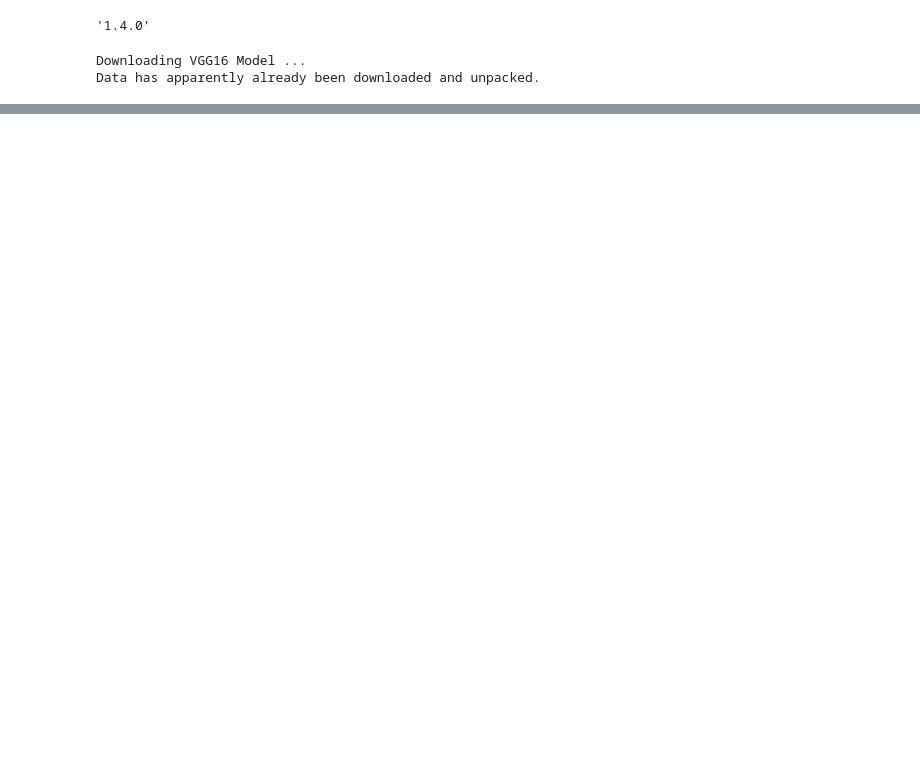
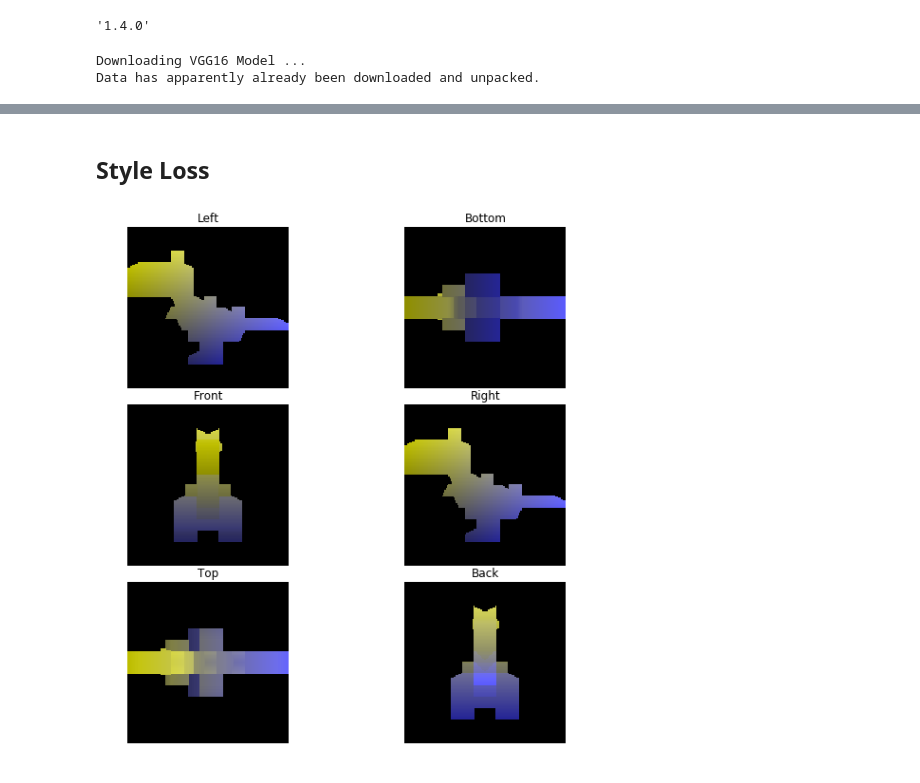
Before and after one commit to mkteh95/tf_3d_texturization, a Jupyter notebook: Grid.ipynb, the cells around one changed output, grey strips where cells are left out. Cells and saved outputs as stored; diff of their text form; code cells hidden in the pictures; blank space fills up the shorter version.

```diff
--- a/Grid.ipynb
+++ b/Grid.ipynb
@@ -245,11 +165,12 @@ def plot_images(content_image, style_image, mixed_image):
 def plot_2d_faces(face_colors):
     fig, axes = plt.subplots(3, 2, figsize=(10, 10))
     fig.subplots_adjust(hspace=0.1, wspace=0.1)
-
+    views = {0 : 'Left', 1: 'Bottom', 2:'Front', 3:'Right', 4 : 'Top', 5: 'Back',}
     for i, face in enumerate(face_colors):
         ax = axes.flat[i]
-        ax.imshow(face / 255.0)
-
+        ax.imshow(face / 255.0, origin='lower')
+        ax.set_title(views.get(i))
+        ax.axis('off')
     plt.show()
 
 def plot_3d_voxel(voxel, colors):
@@ -404,6 +329,8 @@ def create_denoise_loss(model):
            tf.reduce_sum(tf.abs(model.input[:,:,1:,:] - model.input[:,:,:-1,:]))
 
     return loss
+# %% [markdown]
+## Style Loss
 # %%
 def style_transfer(content_image, style_image,
                    content_layer_ids, style_layer_ids,
@@ -555,7 +482,10 @@ def style_transfer(content_image, style_image,
 # %%
 voxel_filename = '3Dmodels/model.binvox'
 voxel = load_voxel(voxel_filename)
 face_maps, face_colors = voxel_to_2d(voxel)
+plot_2d_faces(face_colors)
+# %% [output]
+[figure, added]
 # %%
 content_layer_ids = [4]
 # %%
```
Also changed, not shown: parts of 9 cells of this notebook, 7 other files.
